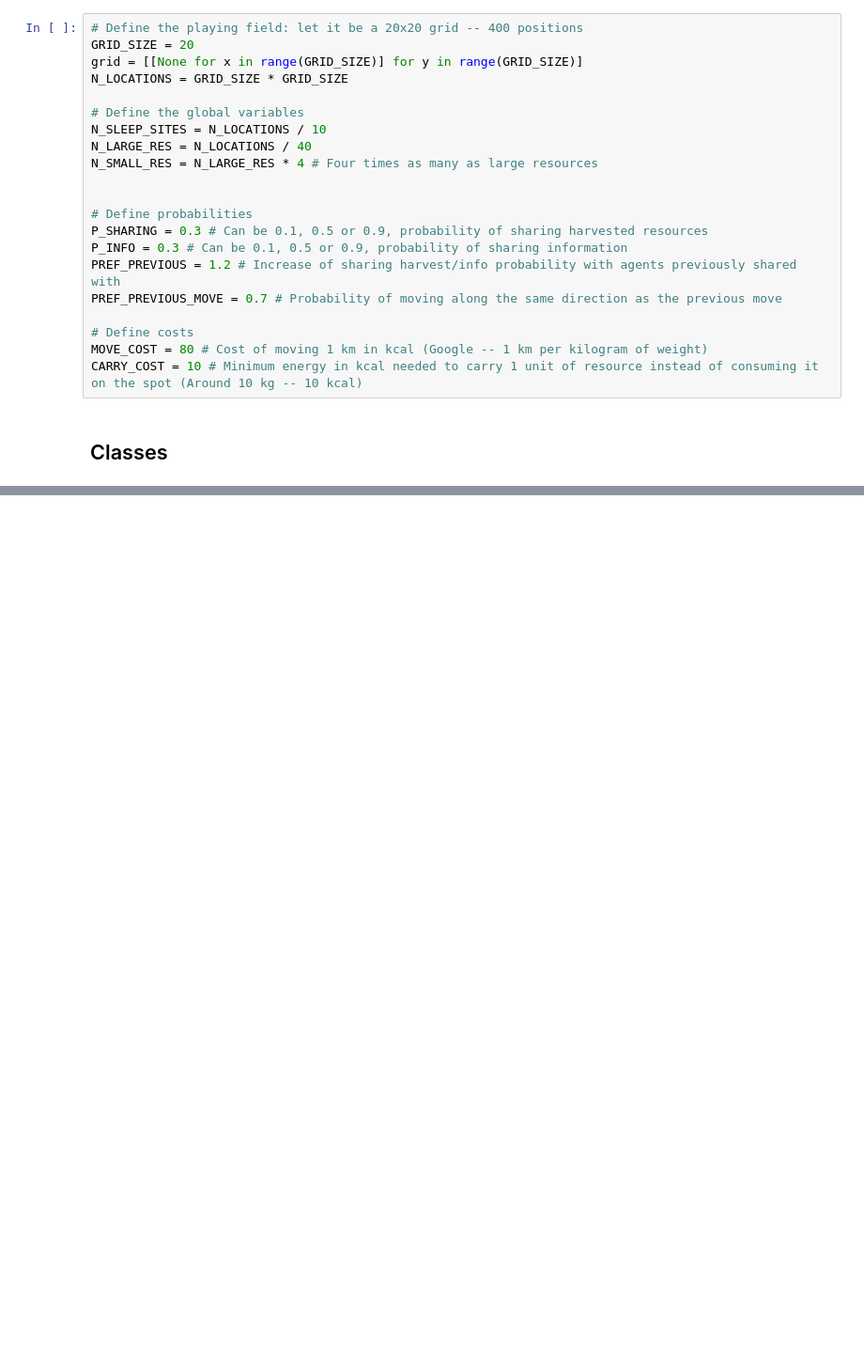
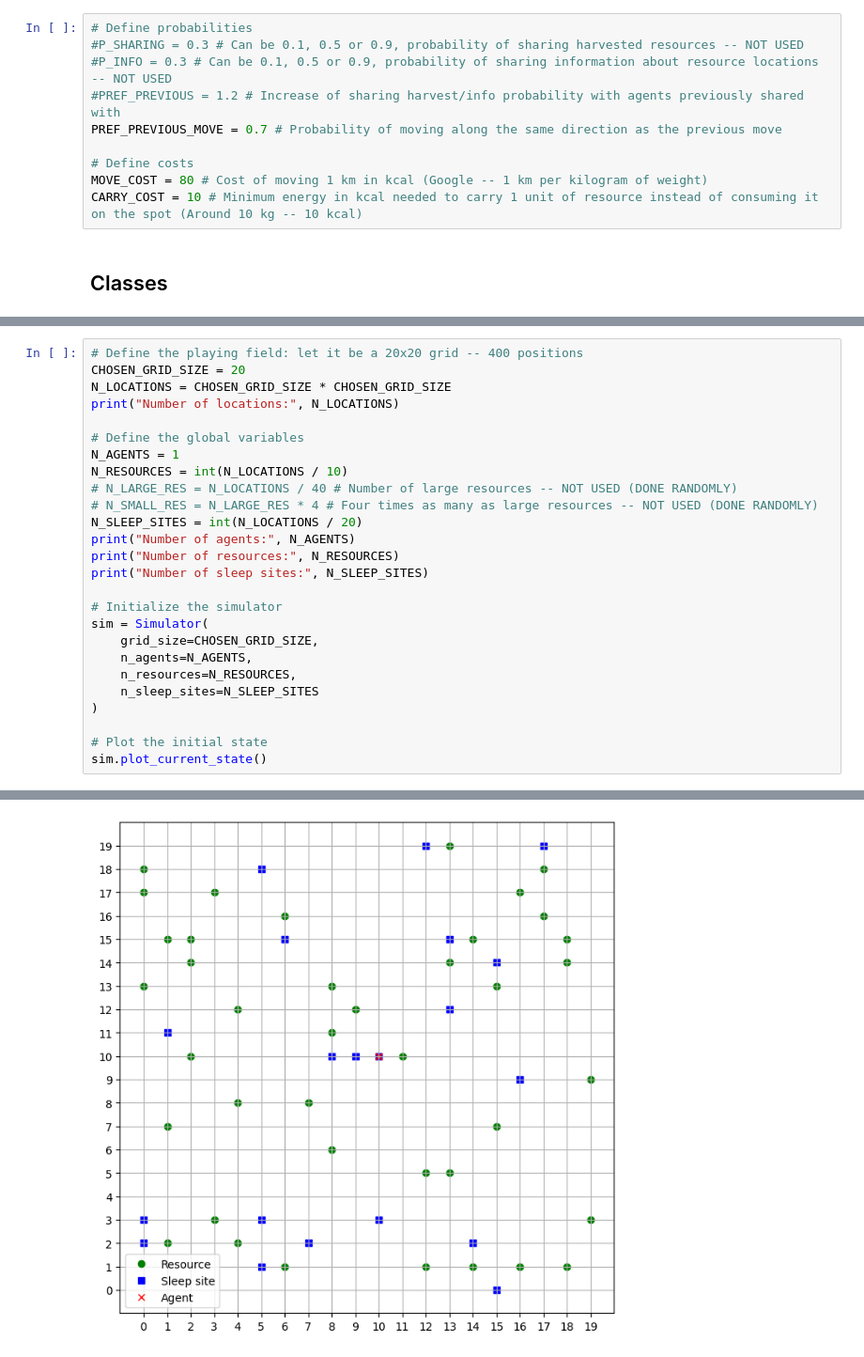
Before and after one commit to Doresic/Hunter-Gatherers-Modelling, a Jupyter notebook: modelling_notebook.ipynb, the cells around one changed output, grey strips where cells are left out. Shown: that part at 94% size. Cells and saved outputs as stored; diff of their text form; blank space fills up the shorter version.

```diff
--- a/modelling_notebook.ipynb
+++ b/modelling_notebook.ipynb
@@ -137,21 +138,10 @@ import copy
 # Implementation
 ## Global variables
 # %%
-# Define the playing field: let it be a 20x20 grid -- 400 positions
-GRID_SIZE = 20
-grid = [[None for x in range(GRID_SIZE)] for y in range(GRID_SIZE)]
-N_LOCATIONS = GRID_SIZE * GRID_SIZE
-
-# Define the global variables
-N_SLEEP_SITES = N_LOCATIONS / 10
-N_LARGE_RES = N_LOCATIONS / 40
-N_SMALL_RES = N_LARGE_RES * 4 # Four times as many as large resources
-
-
 # Define probabilities
-P_SHARING = 0.3 # Can be 0.1, 0.5 or 0.9, probability of sharing harvested resources
-P_INFO = 0.3 # Can be 0.1, 0.5 or 0.9, probability of sharing information
-PREF_PREVIOUS = 1.2 # Increase of sharing harvest/info probability with agents previously shared with
+#P_SHARING = 0.3 # Can be 0.1, 0.5 or 0.9, probability of sharing harvested resources -- NOT USED
+#P_INFO = 0.3 # Can be 0.1, 0.5 or 0.9, probability of sharing information about resource locations -- NOT USED
+#PREF_PREVIOUS = 1.2 # Increase of sharing harvest/info probability with agents previously shared with
 PREF_PREVIOUS_MOVE = 0.7 # Probability of moving along the same direction as the previous move
 
 # Define costs
@@ -403,0 +598,27 @@ Ideas:
+# %%
+# Define the playing field: let it be a 20x20 grid -- 400 positions
+CHOSEN_GRID_SIZE = 20
+N_LOCATIONS = CHOSEN_GRID_SIZE * CHOSEN_GRID_SIZE
+print("Number of locations:", N_LOCATIONS)
+
+# Define the global variables
+N_AGENTS = 1
+N_RESOURCES = int(N_LOCATIONS / 10)
+# N_LARGE_RES = N_LOCATIONS / 40 # Number of large resources -- NOT USED (DONE RANDOMLY)
+# N_SMALL_RES = N_LARGE_RES * 4 # Four times as many as large resources -- NOT USED (DONE RANDOMLY)
+N_SLEEP_SITES = int(N_LOCATIONS / 20)
+print("Number of agents:", N_AGENTS)
+print("Number of resources:", N_RESOURCES)
+print("Number of sleep sites:", N_SLEEP_SITES)
+
+# Initialize the simulator
+sim = Simulator(
+    grid_size=CHOSEN_GRID_SIZE,
+    n_agents=N_AGENTS,
+    n_resources=N_RESOURCES,
+    n_sleep_sites=N_SLEEP_SITES
+)
+
+# Plot the initial state
+sim.plot_current_state()
+# %% [output]
@@ -403,0 +629 @@ Ideas:
+[figure, added]
```
Also changed, not shown: parts of 8 cells of this notebook.
